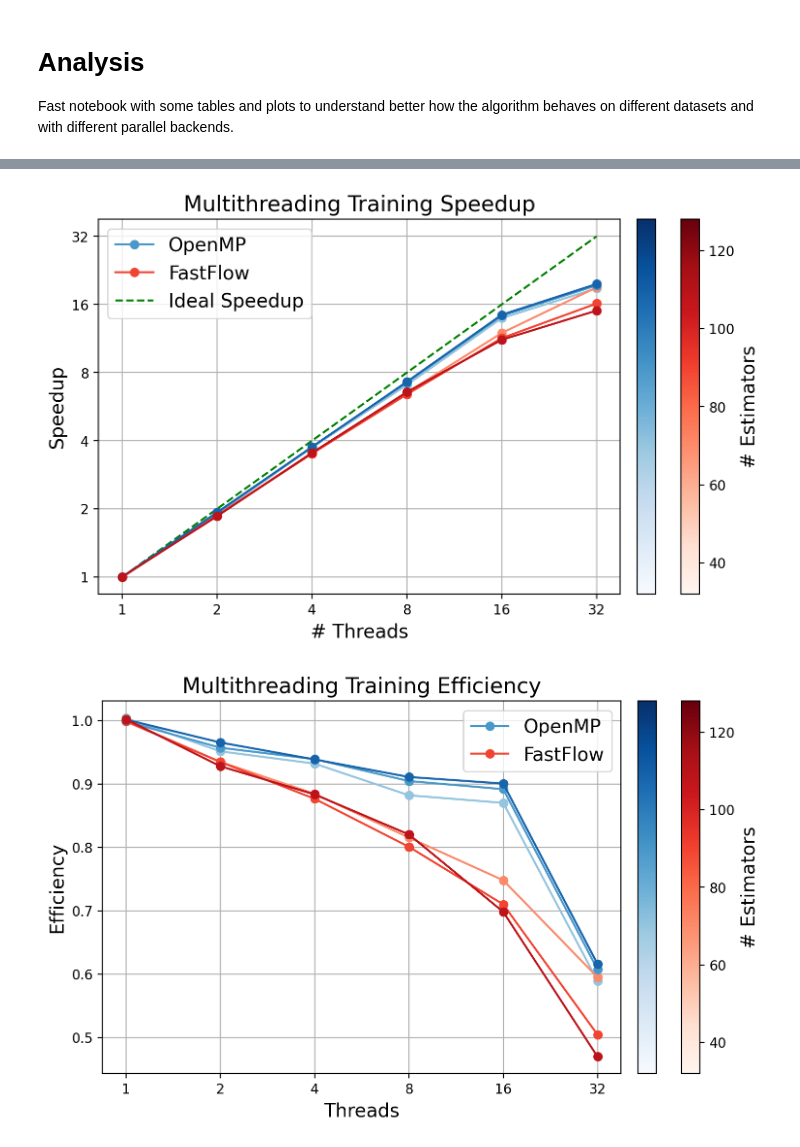
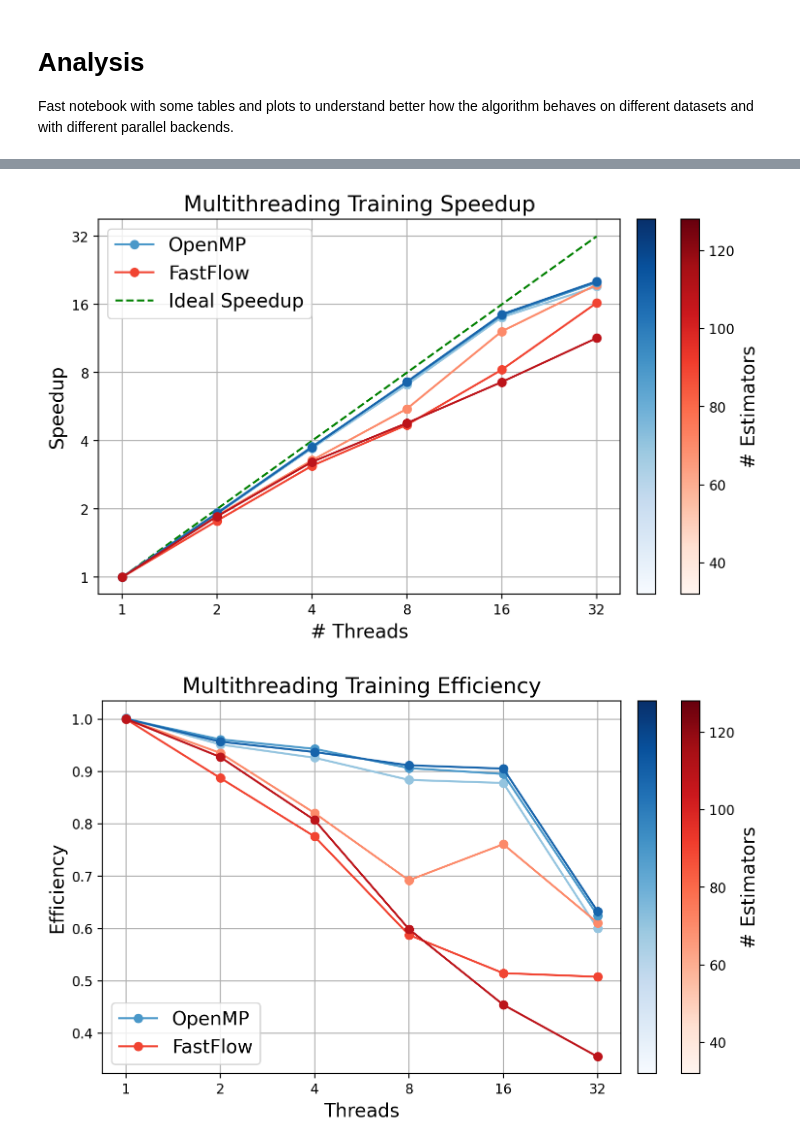
Before and after one commit to FedericoBustaffa/random_forest, a Jupyter notebook: notebooks/threading.ipynb, the cells around one changed output, grey strips where cells are left out. Saved outputs shown, nothing was run; the diff lists cells and outputs as text; code cells hidden in the pictures.

Commit message:
cluster script for complete benchmark

```diff
--- a/notebooks/threading.ipynb
+++ b/notebooks/threading.ipynb
@@ -6,7 +6,7 @@ behaves on different datasets and with different parallel backends.
 # %%
 import pandas as pd
 
-df = pd.read_csv("../results/cluster_magic_5.csv")
+df = pd.read_csv("../results/cluster_magic_6.csv")
 df
 # %% [output]
 |  | estimators | max_depth | backend | threads | nodes | train_accuracy | train_f1 | test_accuracy | test_f1 | ... |
@@ -117,7 +111,7 @@ from matplotlib.cm import ScalarMappable
 from matplotlib.colors import Normalize
 
 omp = df[df["backend"] == "omp"]
-ff  = df[df["backend"] == "ff"]
+ff = df[df["backend"] == "ff"]
 
 estimators = np.sort(df["estimators"].unique())
 
@@ -125,23 +119,17 @@ fig, ax = plt.subplots(figsize=(8, 5), dpi=200)
 ax.set_title("Multithreading Training Speedup", fontsize=16)
 
 blues = plt.cm.Blues(np.linspace(0.4, 0.8, len(estimators)))
-reds  = plt.cm.Reds (np.linspace(0.4, 0.8, len(estimators)))
+reds = plt.cm.Reds(np.linspace(0.4, 0.8, len(estimators)))
 
 ax.plot([1, 32], [1, 32], "g--")
 
 for i, e in enumerate(estimators):
     omp_e = omp[omp["estimators"] == e]
-    ff_e  = ff [ff ["estimators"] == e]
+    ff_e = ff[ff["estimators"] == e]
 
-    ax.plot(
-        omp_e["threads"], omp_e["train_speedup"],
-        marker="o", color=blues[i]
-    )
+    ax.plot(omp_e["threads"], omp_e["train_speedup"], marker="o", color=blues[i])
 
-    ax.plot(
-        ff_e["threads"], ff_e["train_speedup"],
-        marker="o", color=reds[i]
-    )
+    ax.plot(ff_e["threads"], ff_e["train_speedup"], marker="o", color=reds[i])
 
 # ----- COLORBAR -----
 norm = Normalize(vmin=estimators.min(), vmax=estimators.max())
@@ -172,14 +160,14 @@ ax.set_xlabel("# Threads", fontsize=14)
 ax.set_ylabel("Speedup", fontsize=14)
 ax.grid()
 
-omp_handle = plt.Line2D([], [], color=blues[1], marker='o', label='OpenMP')
-ff_handle  = plt.Line2D([], [], color=reds[1], marker='o', label='FastFlow')
-ideal_handle  = plt.Line2D([], [], color="green", linestyle='--', label='Ideal Speedup')
+omp_handle = plt.Line2D([], [], color=blues[1], marker="o", label="OpenMP")
+ff_handle = plt.Line2D([], [], color=reds[1], marker="o", label="FastFlow")
+ideal_handle = plt.Line2D([], [], color="green", linestyle="--", label="Ideal Speedup")
 ax.legend(handles=[omp_handle, ff_handle, ideal_handle], fontsize=14)
 
 plt.show()
 # %% [output]
-[figure, old version]
+[figure, new version]
 # %%
 import matplotlib.pyplot as plt
 import numpy as np
@@ -187,7 +175,7 @@ from matplotlib.cm import ScalarMappable
 from matplotlib.colors import Normalize
 
 omp = df[df["backend"] == "omp"]
-ff  = df[df["backend"] == "ff"]
+ff = df[df["backend"] == "ff"]
 
 estimators = np.sort(df["estimators"].unique())
 
@@ -195,55 +183,49 @@ fig, ax = plt.subplots(figsize=(8, 5), dpi=200)
 ax.set_title("Multithreading Training Efficiency", fontsize=16)
 
 blues = plt.cm.Blues(np.linspace(0.4, 0.8, len(estimators)))
-reds  = plt.cm.Reds (np.linspace(0.4, 0.8, len(estimators)))
+reds = plt.cm.Reds(np.linspace(0.4, 0.8, len(estimators)))
 
 for i, e in enumerate(estimators):
     omp_e = omp[omp["estimators"] == e]
-    ff_e  = ff [ff ["estimators"] == e]
+    ff_e = ff[ff["estimators"] == e]
 
-    ax.plot(
-        omp_e["threads"], omp_e["train_efficiency"],
-        marker="o", color=blues[i]
-    )
+    ax.plot(omp_e["threads"], omp_e["train_efficiency"], marker="o", color=blues[i])
 
-    ax.plot(
-        ff_e["threads"], ff_e["train_efficiency"],
-        marker="o", color=reds[i]
-    )
+    ax.plot(ff_e["threads"], ff_e["train_efficiency"], marker="o", color=reds[i])
 
 # ----- COLORBAR -----
 norm = Normalize(vmin=estimators.min(), vmax=estimators.max())
 
 sm_omp = ScalarMappable(norm=norm, cmap=plt.cm.Blues)
 sm_omp.set_array([])
 
 sm_ff = ScalarMappable(norm=norm, cmap=plt.cm.Reds)
 sm_ff.set_array([])
 
 cbar_ff = fig.colorbar(sm_ff, ax=ax, fraction=0.035, pad=0.04)
 cbar_ff.set_label(r"# Estimators", fontsize=14)
 # cbar_ff.set_ticks([])
 
 cbar_omp = fig.colorbar(sm_omp, ax=ax, fraction=0.035, pad=0.03)
 cbar_omp.set_ticks([])
 
 # ----- AXES -----
 ax.set_xscale("log", base=2)
 ticks = df["threads"].unique()
 ax.set_xticks(ticks)
 ax.set_xticklabels([str(t) for t in ticks])
 
 ax.set_xlabel("Threads", fontsize=14)
 ax.set_ylabel("Efficiency", fontsize=14)
 ax.grid()
 
-omp_handle = plt.Line2D([], [], color=blues[1], marker='o', label='OpenMP')
-ff_handle  = plt.Line2D([], [], color=reds[1], marker='o', label='FastFlow')
+omp_handle = plt.Line2D([], [], color=blues[1], marker="o", label="OpenMP")
+ff_handle = plt.Line2D([], [], color=reds[1], marker="o", label="FastFlow")
 ax.legend(handles=[omp_handle, ff_handle], fontsize=14)
 
 plt.show()
 # %% [output]
-[figure, old version]
+[figure, new version]
 # %%
 keys = ["estimators", "max_depth"]
 merged = seq.merge(df, how="right", on=keys, suffixes=("_seq", "_mt"))
```
Also changed, not shown: parts of 8 cells of this notebook, 1 other file.
